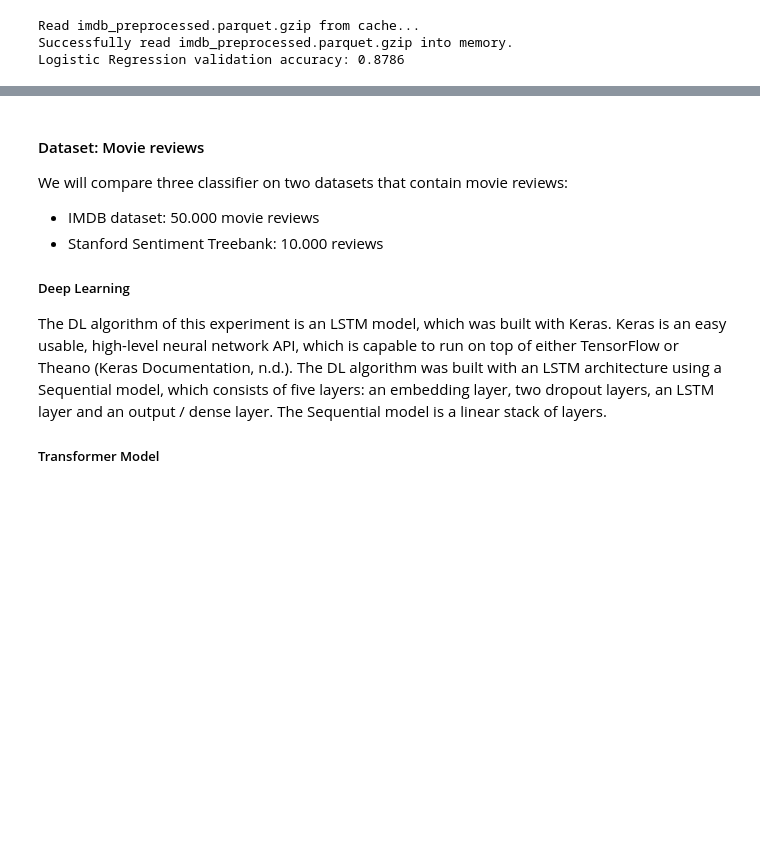
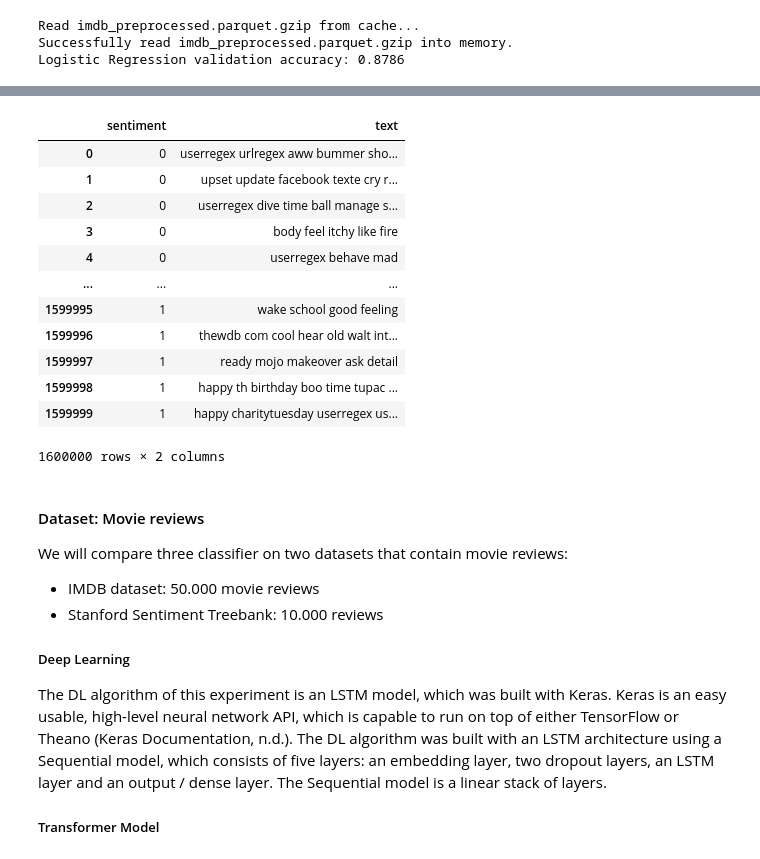
Before and after one commit to saschageyer/sa-benchmark, a Jupyter notebook: essay.ipynb, the cells around one changed output, grey strips where cells are left out. Saved outputs shown, nothing was run; the diff lists cells and outputs as text; code cells hidden in the pictures; blank space fills up the shorter version.

Commit message:
adds preprocessed sentiment140

```diff
--- a/essay.ipynb
+++ b/essay.ipynb
@@ -898,3 +892,21 @@ Logistic Regression validation accuracy: 0.7256666666666667
+# %%
+sentiment140_processed = pd.read_parquet(f'./cache/sentiment140_preprocessed.parquet.gzip')
+# %%
+sentiment140_processed
+# %% [output]
+|  | sentiment | text |
+| 0 | 0 | userregex urlregex aww bummer sho... |
+| 1 | 0 | upset update facebook texte cry r... |
+| 2 | 0 | userregex dive time ball manage s... |
+| 3 | 0 | body feel itchy like fire |
+| 4 | 0 | userregex behave mad |
+| ... | ... | ... |
+| 1599995 | 1 | wake school good feeling |
+| 1599996 | 1 | thewdb com cool hear old walt int... |
+| 1599997 | 1 | ready mojo makeover ask detail |
+| 1599998 | 1 | happy th birthday boo time tupac ... |
+| 1599999 | 1 | happy charitytuesday userregex us... |
+1600000 rows × 2 columns
 # %% [markdown]
 #### Dataset: Movie reviews
 
```
Also changed, not shown: parts of 4 cells of this notebook, 2 other files.
